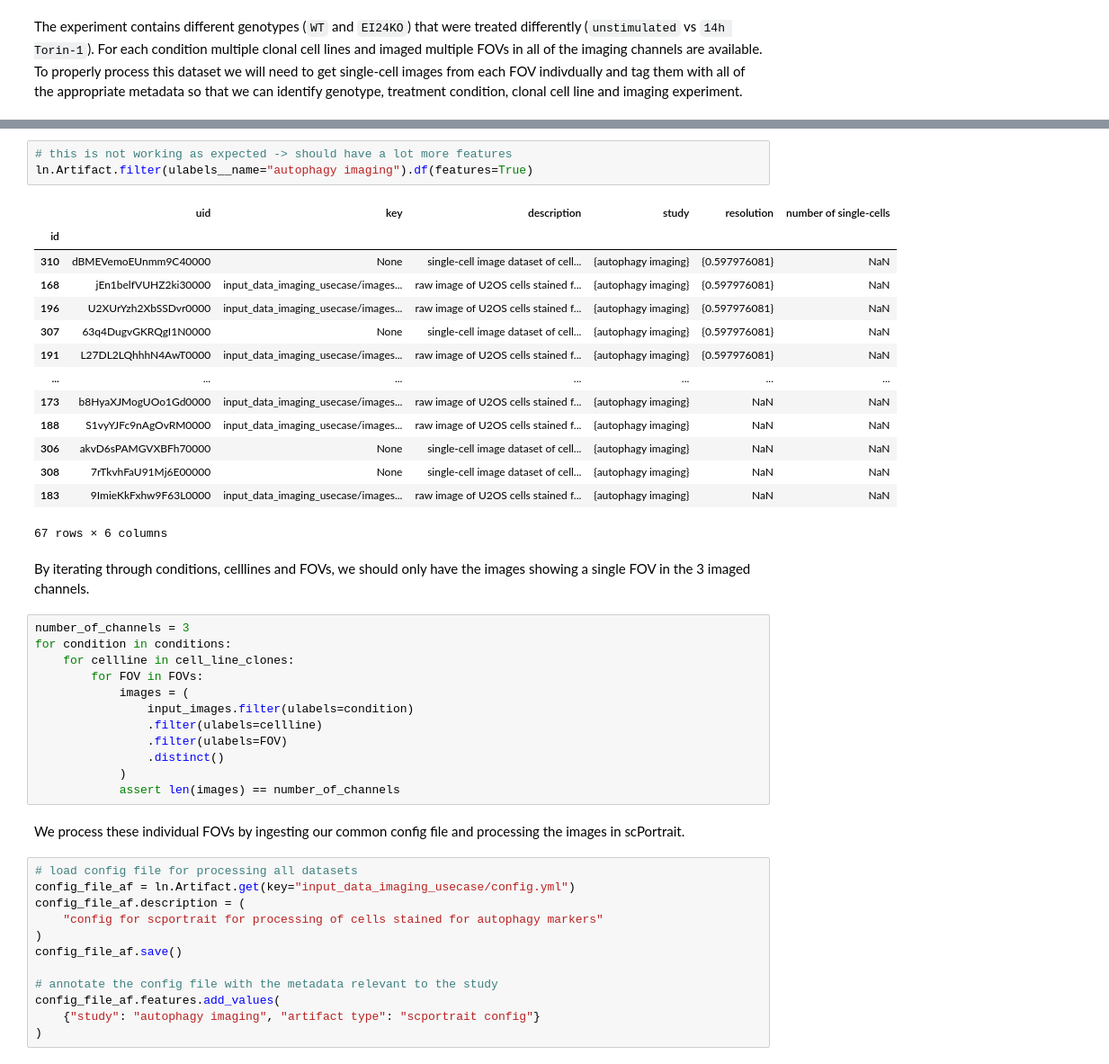
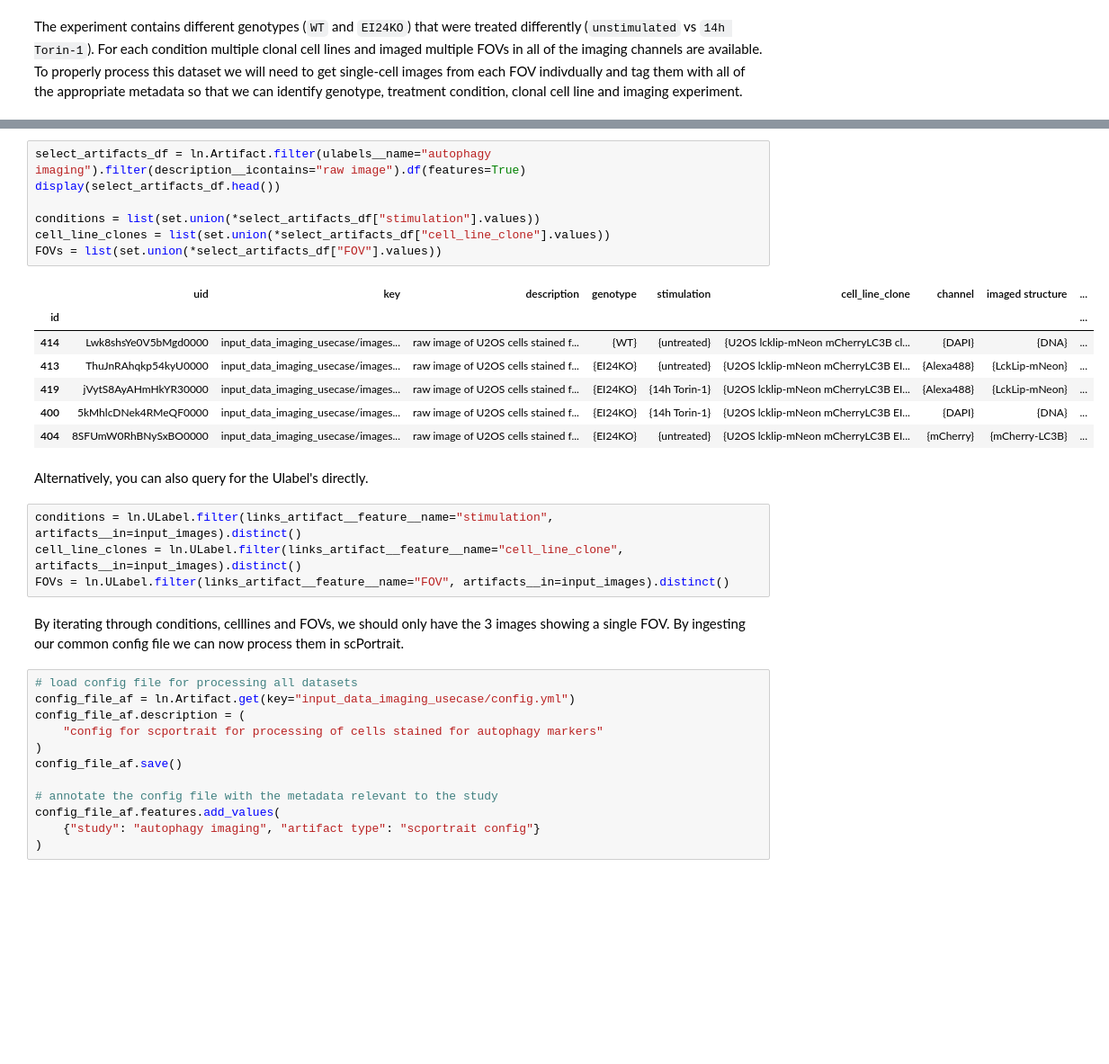
Before and after one commit to laminlabs/lamin-usecases, a Jupyter notebook: docs/imaging2.ipynb, the cells around one changed output, grey strips where cells are left out. Shown at 90% size. Cells and saved outputs as stored; diff of their text form; blank space fills up the shorter version.

```diff
--- a/docs/imaging2.ipynb
+++ b/docs/imaging2.ipynb
@@ -69,37 +33,26 @@ input_images[0].features.get_values()
 # %%
-# this is not working as expected -> should have a lot more features
-ln.Artifact.filter(ulabels__name="autophagy imaging").df(features=True)
+select_artifacts_df = ln.Artifact.filter(ulabels__name="autophagy imaging").filter(description__icontains="raw image").df(features=True)
+display(select_artifacts_df.head())
+
+conditions = list(set.union(*select_artifacts_df["stimulation"].values))
+cell_line_clones = list(set.union(*select_artifacts_df["cell_line_clone"].values))
+FOVs = list(set.union(*select_artifacts_df["FOV"].values))
 # %% [output]
-|  | uid | key | description | study | resolution | number of single-cells |
-| id |  |  |  |  |  |  |
-| 310 | dBMEVemoEUnmm9C40000 | None | single-cell image dataset of cell... | {autophagy imaging} | {0.597976081} | NaN |
-| 168 | jEn1belfVUHZ2ki30000 | input_data_imaging_usecase/images... | raw image of U2OS cells stained f... | {autophagy imaging} | {0.597976081} | NaN |
-| 196 | U2XUrYzh2XbSSDvr0000 | input_data_imaging_usecase/images... | raw image of U2OS cells stained f... | {autophagy imaging} | {0.597976081} | NaN |
-| 307 | 63q4DugvGKRQgI1N0000 | None | single-cell image dataset of cell... | {autophagy imaging} | {0.597976081} | NaN |
-| 191 | L27DL2LQhhhN4AwT0000 | input_data_imaging_usecase/images... | raw image of U2OS cells stained f... | {autophagy imaging} | {0.597976081} | NaN |
-| ... | ... | ... | ... | ... | ... | ... |
-| 173 | b8HyaXJMogUOo1Gd0000 | input_data_imaging_usecase/images... | raw image of U2OS cells stained f... | {autophagy imaging} | NaN | NaN |
-| 188 | S1vyYJFc9nAgOvRM0000 | input_data_imaging_usecase/images... | raw image of U2OS cells stained f... | {autophagy imaging} | NaN | NaN |
-| 306 | akvD6sPAMGVXBFh70000 | None | single-cell image dataset of cell... | {autophagy imaging} | NaN | NaN |
-| 308 | 7rTkvhFaU91Mj6E00000 | None | single-cell image dataset of cell... | {autophagy imaging} | NaN | NaN |
-| 183 | 9ImieKkFxhw9F63L0000 | input_data_imaging_usecase/images... | raw image of U2OS cells stained f... | {autophagy imaging} | NaN | NaN |
+|  | uid | key | description | genotype | stimulation | cell_line_clone | channel | imaged structure | ... |
+| id |  |  |  |  |  |  |  |  | ... |
+| 414 | Lwk8shsYe0V5bMgd0000 | input_data_imaging_usecase/images... | raw image of U2OS cells stained f... | {WT} | {untreated} | {U2OS lcklip-mNeon mCherryLC3B cl... | {DAPI} | {DNA} | ... |
+| 413 | ThuJnRAhqkp54kyU0000 | input_data_imaging_usecase/images... | raw image of U2OS cells stained f... | {EI24KO} | {untreated} | {U2OS lcklip-mNeon mCherryLC3B EI... | {Alexa488} | {LckLip-mNeon} | ... |
+| 419 | jVytS8AyAHmHkYR30000 | input_data_imaging_usecase/images... | raw image of U2OS cells stained f... | {EI24KO} | {14h Torin-1} | {U2OS lcklip-mNeon mCherryLC3B EI... | {Alexa488} | {LckLip-mNeon} | ... |
+| 400 | 5kMhlcDNek4RMeQF0000 | input_data_imaging_usecase/images... | raw image of U2OS cells stained f... | {EI24KO} | {14h Torin-1} | {U2OS lcklip-mNeon mCherryLC3B EI... | {DAPI} | {DNA} | ... |
+| 404 | 8SFUmW0RhBNySxBO0000 | input_data_imaging_usecase/images... | raw image of U2OS cells stained f... | {EI24KO} | {untreated} | {U2OS lcklip-mNeon mCherryLC3B EI... | {mCherry} | {mCherry-LC3B} | ... |
-67 rows × 6 columns
+# %% [markdown]
+Alternatively, you can also query for the Ulabel's directly.
+# %%
+conditions = ln.ULabel.filter(links_artifact__feature__name="stimulation", artifacts__in=input_images).distinct()
+cell_line_clones = ln.ULabel.filter(links_artifact__feature__name="cell_line_clone", artifacts__in=input_images).distinct()
+FOVs = ln.ULabel.filter(links_artifact__feature__name="FOV", artifacts__in=input_images).distinct()
 # %% [markdown]
-By iterating through conditions, celllines and FOVs, we should only have the images showing a single FOV in the 3 imaged channels.
+By iterating through conditions, celllines and FOVs, we should only have the 3 images showing a single FOV. By ingesting our common config file we can now process them in scPortrait.
-# %%
-number_of_channels = 3
-for condition in conditions:
-    for cellline in cell_line_clones:
-        for FOV in FOVs:
-            images = (
-                input_images.filter(ulabels=condition)
-                .filter(ulabels=cellline)
-                .filter(ulabels=FOV)
-                .distinct()
-            )
-            assert len(images) == number_of_channels
-# %% [markdown]
-We  process these individual FOVs by ingesting our common config file and processing the images in scPortrait.
 # %%
 # load config file for processing all datasets
 config_file_af = ln.Artifact.get(key="input_data_imaging_usecase/config.yml")
```
Also changed, not shown: parts of 22 cells of this notebook, 4 other files.
